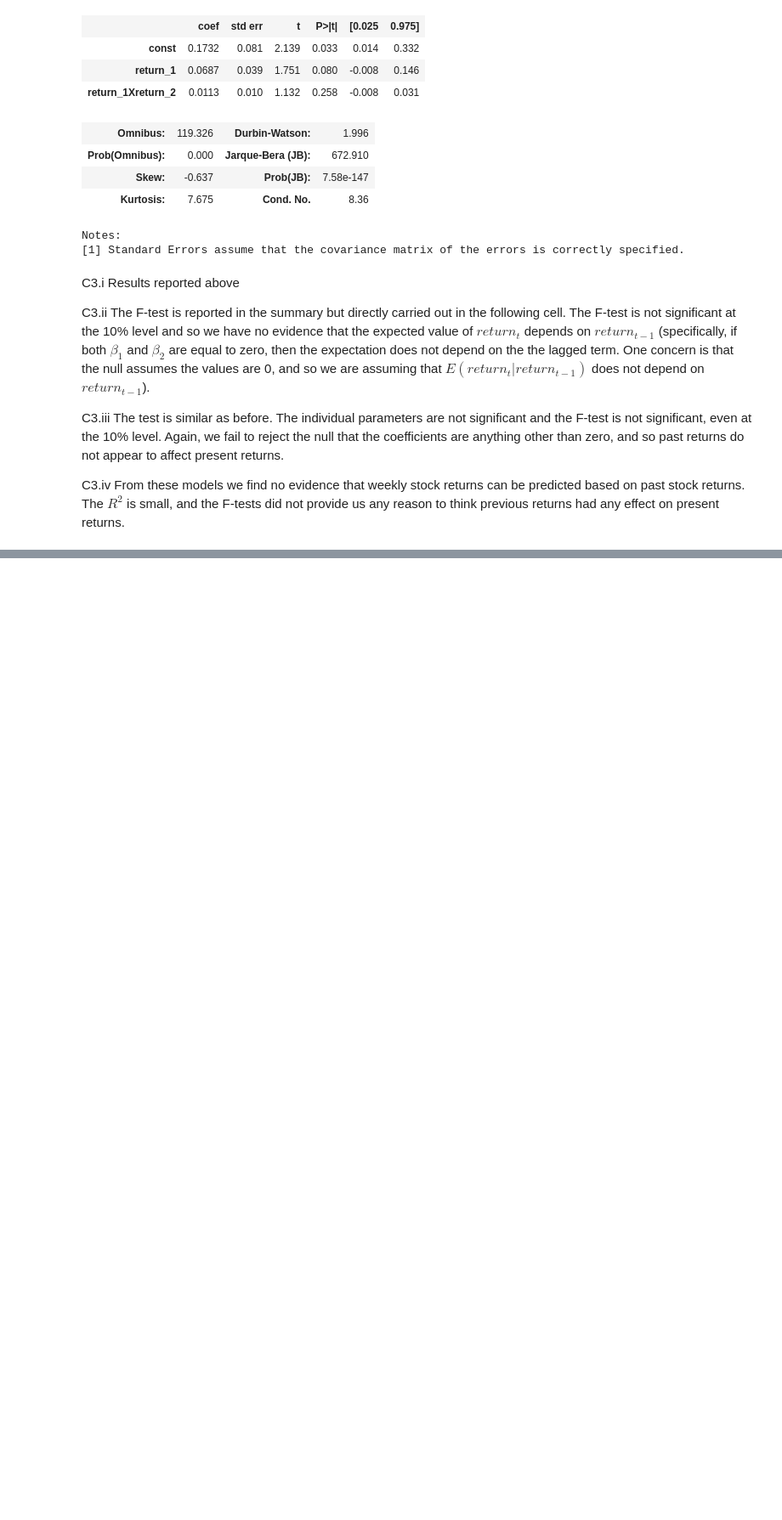
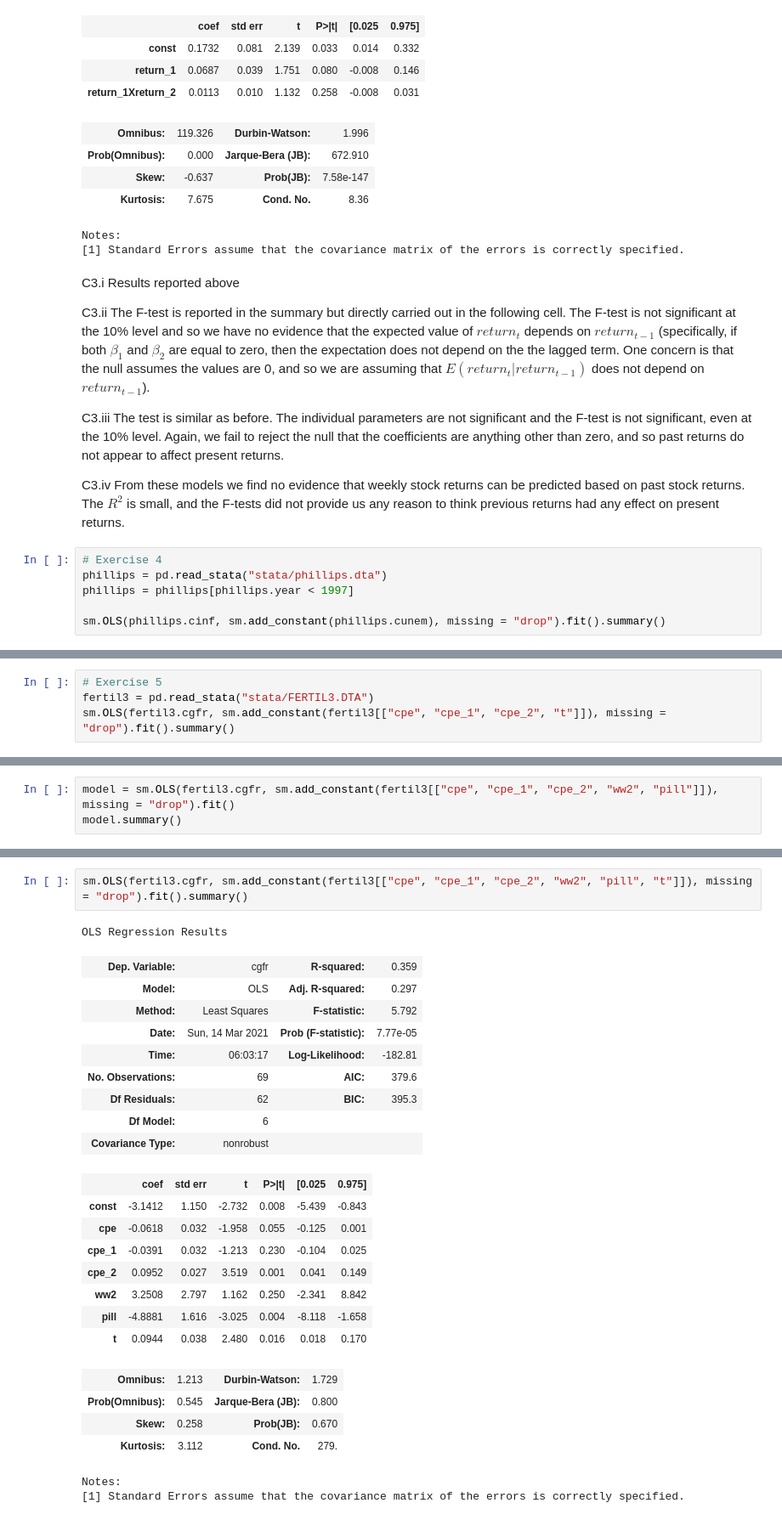
Before and after one commit to systemchalk/wooldridge_workbook, a Jupyter notebook: ch11.ipynb, the cells around one changed output, grey strips where cells are left out. Shown at 85% size. Cells and saved outputs as stored; diff of their text form; blank space fills up the shorter version.

```diff
--- a/ch11.ipynb
+++ b/ch11.ipynb
@@ -276,3 +276,9 @@ C3.ii The F-test is reported in the summary but directly carried out in the foll
 C3.iii The test is similar as before. The individual parameters are not significant and the F-test is not significant, even at the 10% level. Again, we fail to reject the null that the coefficients are anything other than zero, and so past returns do not appear to affect present returns.
 
 C3.iv From these models we find no evidence that weekly stock returns can be predicted based on past stock returns. The $R^2$ is small, and the F-tests did not provide us any reason to think previous returns had any effect on present returns.
+# %%
+# Exercise 4
+phillips = pd.read_stata("stata/phillips.dta")
+phillips = phillips[phillips.year < 1997]
+
+sm.OLS(phillips.cinf, sm.add_constant(phillips.cunem), missing = "drop").fit().summary()
@@ -278,0 +309,4 @@ C3.iv From these models we find no evidence that weekly stock returns can be pre
+# %%
+# Exercise 5
+fertil3 = pd.read_stata("stata/FERTIL3.DTA")
+sm.OLS(fertil3.cgfr, sm.add_constant(fertil3[["cpe", "cpe_1", "cpe_2", "t"]]), missing = "drop").fit().summary()
@@ -278,0 +336,3 @@ C3.iv From these models we find no evidence that weekly stock returns can be pre
+# %%
+model = sm.OLS(fertil3.cgfr, sm.add_constant(fertil3[["cpe", "cpe_1", "cpe_2", "ww2", "pill"]]), missing = "drop").fit()
+model.summary()
@@ -278,0 +368,27 @@ C3.iv From these models we find no evidence that weekly stock returns can be pre
+# %%
+sm.OLS(fertil3.cgfr, sm.add_constant(fertil3[["cpe", "cpe_1", "cpe_2", "ww2", "pill", "t"]]), missing = "drop").fit().summary()
+# %% [output]
+OLS Regression Results
+| Dep. Variable: | cgfr | R-squared: | 0.359 |
+| Model: | OLS | Adj. R-squared: | 0.297 |
+| Method: | Least Squares | F-statistic: | 5.792 |
+| Date: | Sun, 14 Mar 2021 | Prob (F-statistic): | 7.77e-05 |
+| Time: | 06:03:17 | Log-Likelihood: | -182.81 |
+| No. Observations: | 69 | AIC: | 379.6 |
+| Df Residuals: | 62 | BIC: | 395.3 |
+| Df Model: | 6 |  |  |
+| Covariance Type: | nonrobust |  |  |
+|  | coef | std err | t | P>|t| | [0.025 | 0.975] |
+| const | -3.1412 | 1.150 | -2.732 | 0.008 | -5.439 | -0.843 |
+| cpe | -0.0618 | 0.032 | -1.958 | 0.055 | -0.125 | 0.001 |
+| cpe_1 | -0.0391 | 0.032 | -1.213 | 0.230 | -0.104 | 0.025 |
+| cpe_2 | 0.0952 | 0.027 | 3.519 | 0.001 | 0.041 | 0.149 |
+| ww2 | 3.2508 | 2.797 | 1.162 | 0.250 | -2.341 | 8.842 |
+| pill | -4.8881 | 1.616 | -3.025 | 0.004 | -8.118 | -1.658 |
+| t | 0.0944 | 0.038 | 2.480 | 0.016 | 0.018 | 0.170 |
+| Omnibus: | 1.213 | Durbin-Watson: | 1.729 |
+| Prob(Omnibus): | 0.545 | Jarque-Bera (JB): | 0.800 |
+| Skew: | 0.258 | Prob(JB): | 0.670 |
+| Kurtosis: | 3.112 | Cond. No. | 279. |
+Notes:
+[1] Standard Errors assume that the covariance matrix of the errors is correctly specified.
```
Also changed, not shown: parts of 57 cells of this notebook.
